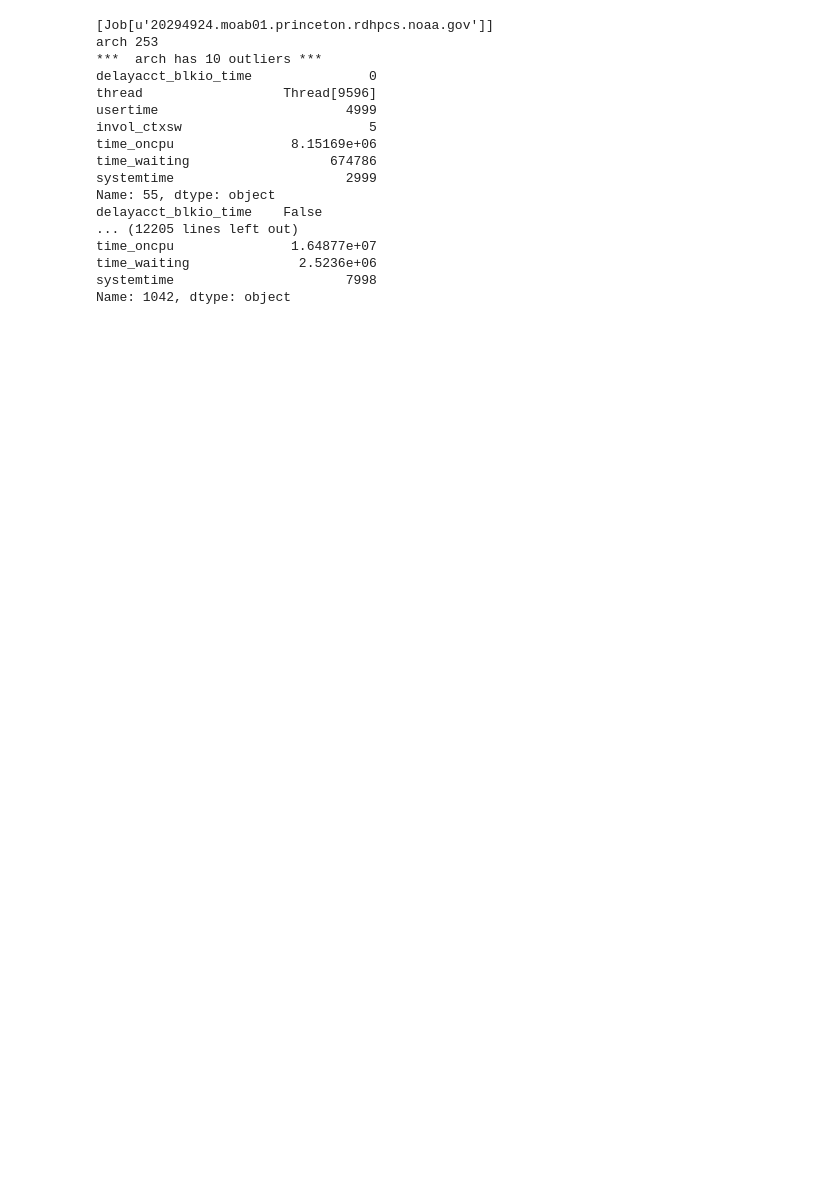
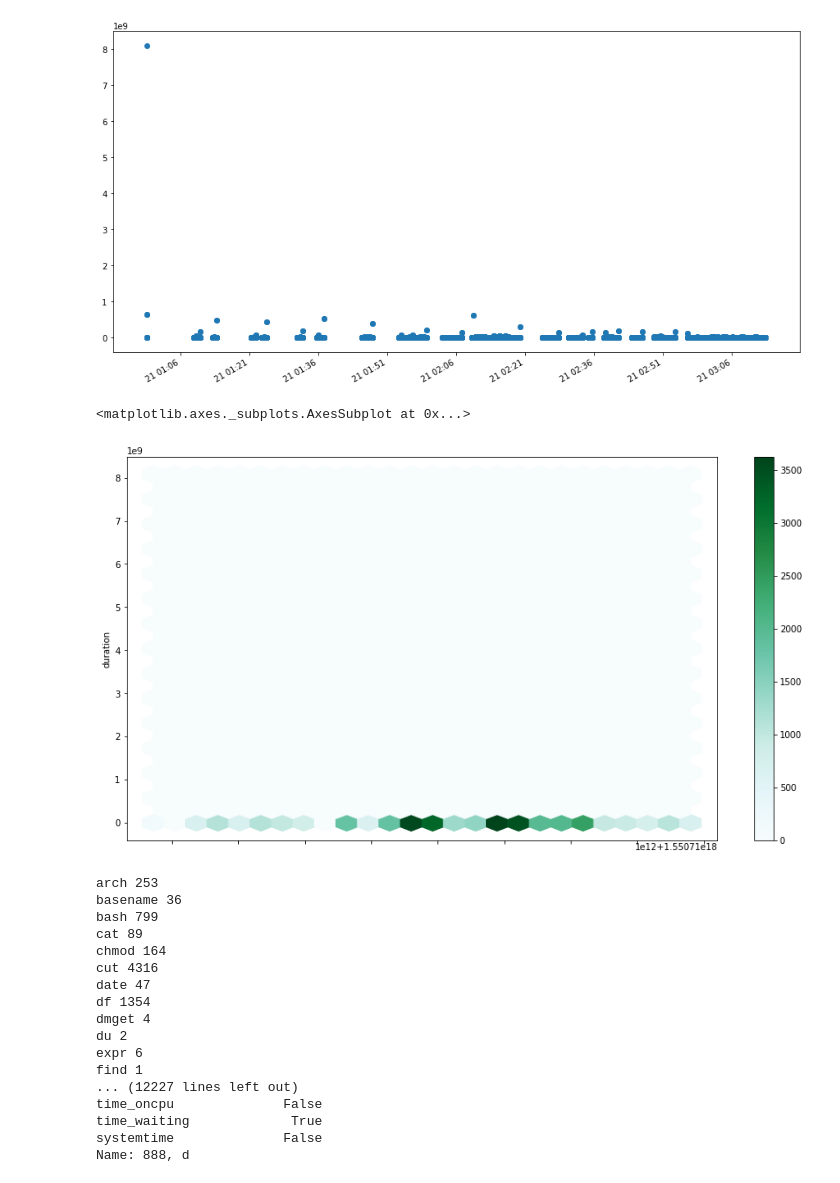
Before and after one commit to ilaflott/epmt, a Jupyter notebook: EPMT.ipynb, the cells around one changed output. Drawn from its saved outputs; the diff is of its cells as text; code cells hidden in the pictures; blank space fills up the shorter version.

```diff
--- a/EPMT.ipynb
+++ b/EPMT.ipynb
@@ -168,26 +181,31 @@ def get_processes_job_filter(jobid, pat=None):
     return query[:]
 # %%
 a = get_processes_job_filter(jobid=j)
-b = zip(*a)
+#print(a)
+e,t,d = zip(*a)
 plt.plot([],[])
-plt.scatter(b[1],b[2])
+plt.scatter(t,d)
 plt.gcf().autofmt_xdate()
 plt.show()
 
-df = pd.DataFrame( { 'time': b[1], 'duration': b[2] })
+df = pd.DataFrame( { 'time': t, 'duration': d })
 df['time'] = pd.to_numeric(df['time'])
 df.plot.hexbin(x='time', y='duration', gridsize=25)
 
 #    value["duration"]
     #y_val.append()
 #    print value["start"]
     #x_val.append(value["start"])
 
 #x_val = [i for i in range(len(y_val))]
 #print x_val, len(y_val)
 ##barplot(labels=labels,y_val=y_val3,mn="average wall clock duration")
 #barplot(labels=labels,y_val=y_val,mn="wall clock duration")
 #barplot(labels=labels,y_val=y_val2,mn="invocations")
+# %% [output]
+[figure, added]
+<matplotlib.axes._subplots.AxesSubplot at 0x...>
+[figure, added]
 # %%
 def compute_quantiles(frame):
     retval = frame.quantile([.5,.999])
@@ -239,13 +257,12 @@ def get_df_all_process(jids,exe):
 
 def get_filter_criteria(by_jids):
 # First compute averages of filter/reference jobs
-    print by_jids
     q1 = Process.select(lambda p: p.job in by_jids).without_distinct()
     q1 = select(p.exename for p in q1).order_by(1) #.without_distinct()
     criteria = {}
     for exe in q1[:]:
         df = get_df_all_process(by_jids,exe)
-        print exe,len(df)
+        print(exe,len(df))
         outlier_dfs=[]
         outlier_procs=[]
         for metric in tofind:
@@ -278,13 +295,12 @@ def get_filter_criteria(by_jids):
 # If we get here, we now have, by executable, a set of criteria to filter the input jobs
 #
 def filter_jobs(jids, exe_criteria):
-    print jids
     q1 = Process.select(lambda p: p.job in jids).without_distinct()
     q1 = select(p.exename for p in q1).order_by(1) #.without_distinct()
     criteria = {}
     for exe in q1[:]:
         df = get_df_all_process(jids,exe)
-        print exe,len(df)
+        print(exe,len(df))
         # create dataframe for zscores for this exe, all metrics
         zscores = pd.DataFrame(columns=tofind)
 #        zscores['thread'] = df['thread']
@@ -313,10 +329,10 @@ def filter_jobs(jids, exe_criteria):
 # Drop non-outliers
         df.drop(indices, inplace=True)
         zscores.drop(indices,inplace=True)
-        print "*** ",exe,"has",len(df),"outliers ***"
+        print("*** ",exe,"has",len(df),"outliers ***")
         for index, row in df.iterrows():
-            print row
-            print zscores.loc[index, :]
+            print(row)
+            print(zscores.loc[index, :])
 #
 #        print df.head()
 #        print zscores.head()
@@ -325,25 +341,25 @@ def filter_jobs(jids, exe_criteria):
         #for metric in tofind:
     return False, False
 
-#criteria = get_filter_criteria([js[0]])
+criteria = get_filter_criteria([js[0]])
 outliers, outlier_metrics = filter_jobs([js[0]],criteria)
-print outlier_metrics
+print(outlier_metrics)
 # %% [output]
-[Job[u'20294924.moab01.princeton.rdhpcs.noaa.gov']]
 arch 253
-***  arch has 10 outliers ***
-delayacct_blkio_time               0
-thread                  Thread[9596]
-usertime                        4999
-invol_ctxsw                        5
-time_oncpu               8.15169e+06
-time_waiting                  674786
-systemtime                      2999
-Name: 55, dtype: object
-delayacct_blkio_time    False
-... (12205 lines left out)
-time_oncpu               1.64877e+07
-time_waiting              2.5236e+06
-systemtime                      7998
-Name: 1042, dtype: object
+basename 36
+bash 799
+cat 89
+chmod 164
+cut 4316
+date 47
+df 1354
+dmget 4
+du 2
+expr 6
+find 1
+... (12227 lines left out)
+time_oncpu              False
+time_waiting             True
+systemtime              False
+Name: 888, d
 # %%
```
Also changed, not shown: parts of 6 cells of this notebook.
